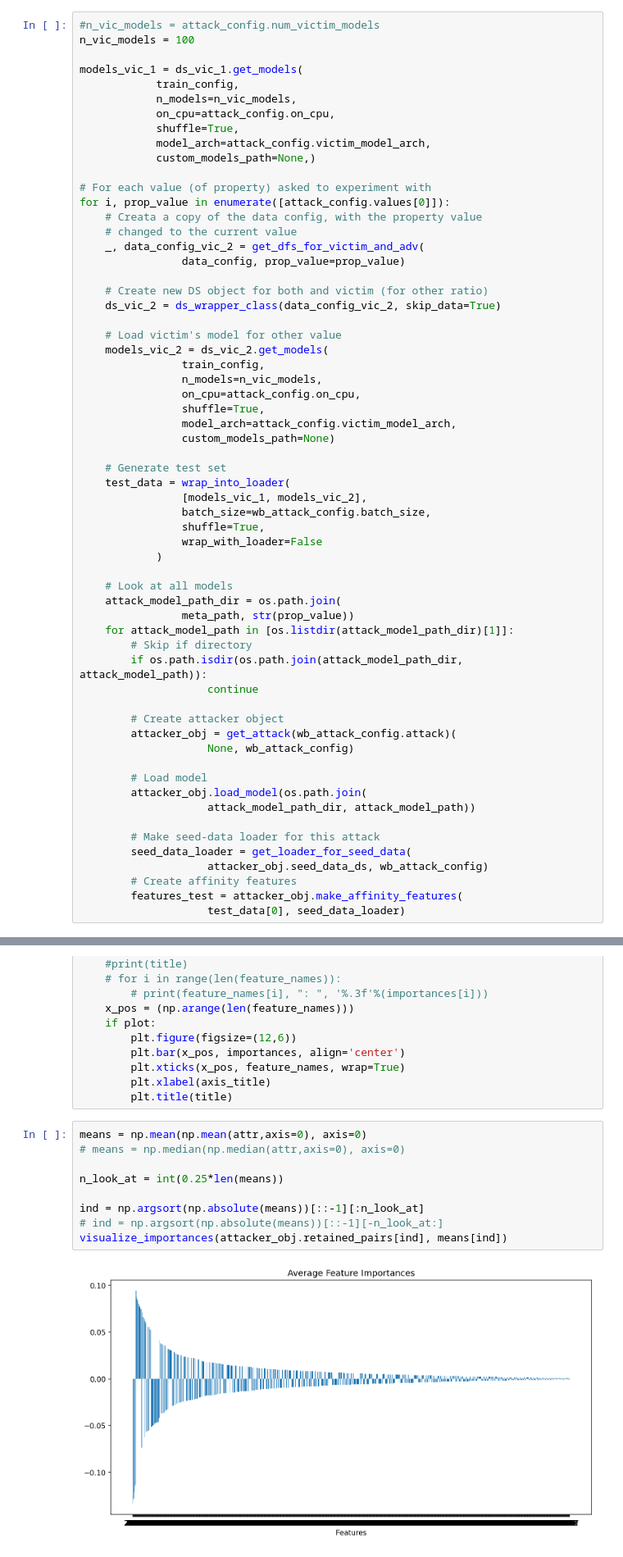
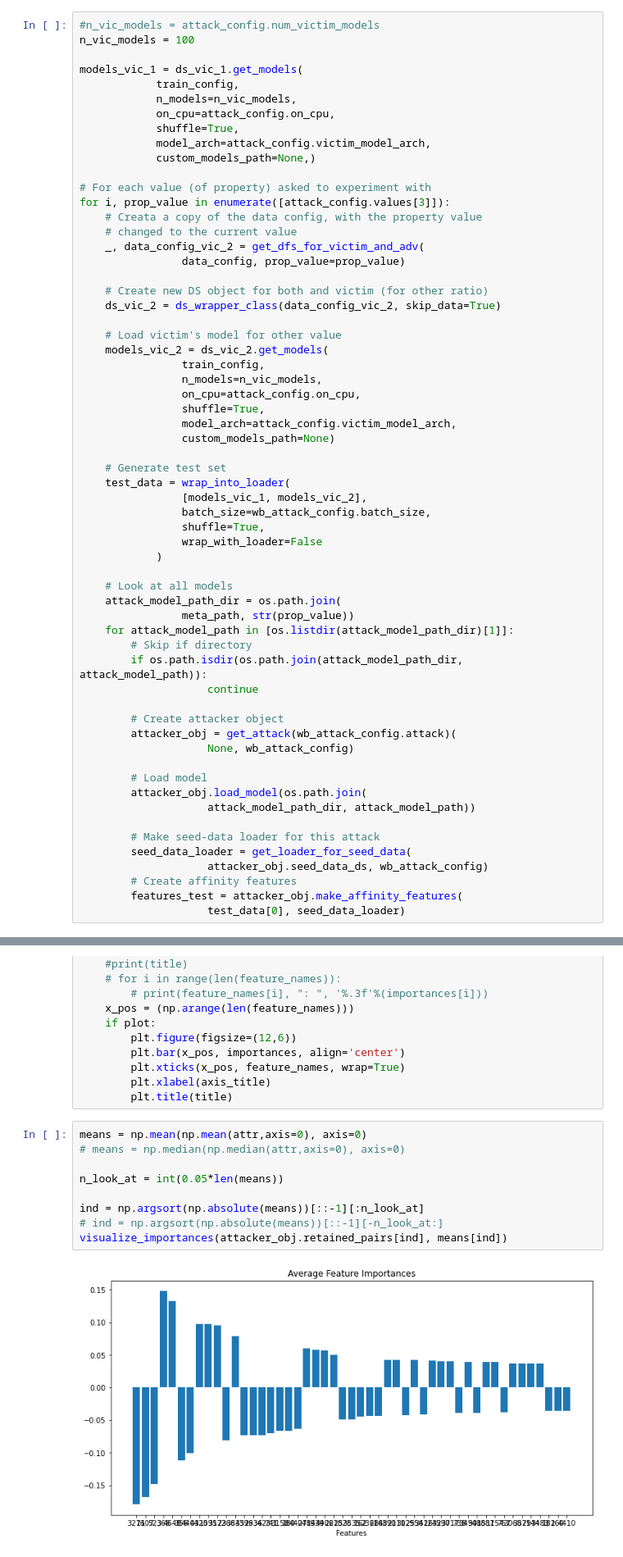
Before and after one commit to iamgroot42/dissecting_dist_inf, a Jupyter notebook: experiments/interpretability_amc.ipynb, the cells around one changed output, grey strips where cells are left out. Shown: that part at 82% size. Drawn from its saved outputs; the diff is of its cells as text.

```diff
--- a/experiments/interpretability_amc.ipynb
+++ b/experiments/interpretability_amc.ipynb
@@ -69,7 +69,7 @@ models_vic_1 = ds_vic_1.get_models(
             custom_models_path=None,)
 
 # For each value (of property) asked to experiment with
-for i, prop_value in enumerate([attack_config.values[0]]):
+for i, prop_value in enumerate([attack_config.values[3]]):
     # Creata a copy of the data config, with the property value
     # changed to the current value
     _, data_config_vic_2 = get_dfs_for_victim_and_adv(
@@ -215,14 +214,14 @@ def visualize_importances(feature_names, importances, title="Average Feature Imp
 # %%
 means = np.mean(np.mean(attr,axis=0), axis=0)
 # means = np.median(np.median(attr,axis=0), axis=0)
 
-n_look_at = int(0.25*len(means))
+n_look_at = int(0.05*len(means))
 
 ind = np.argsort(np.absolute(means))[::-1][:n_look_at]
 # ind = np.argsort(np.absolute(means))[::-1][-n_look_at:]
 visualize_importances(attacker_obj.retained_pairs[ind], means[ind])
 # %% [output]
-[figure, old version]
+[figure, new version]
 # %%
 print(len(ind))
 def reverse_ind(x, leng):
```
Also changed, not shown: parts of 9 cells of this notebook, 35 other files.
